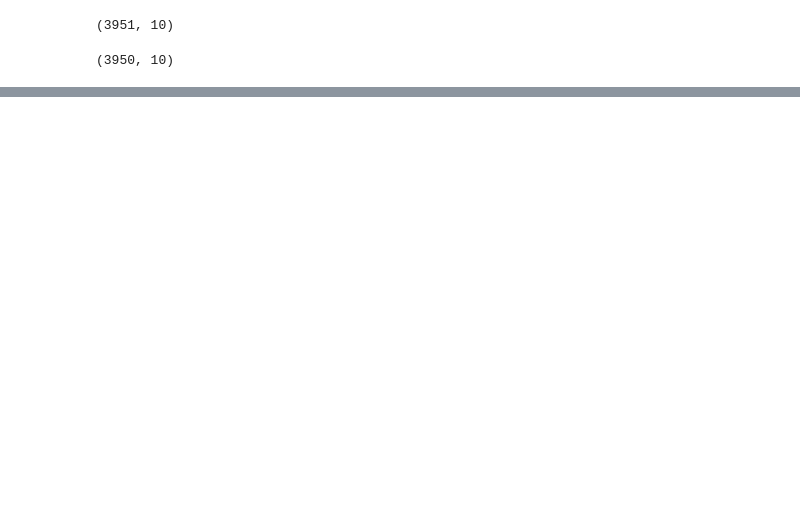
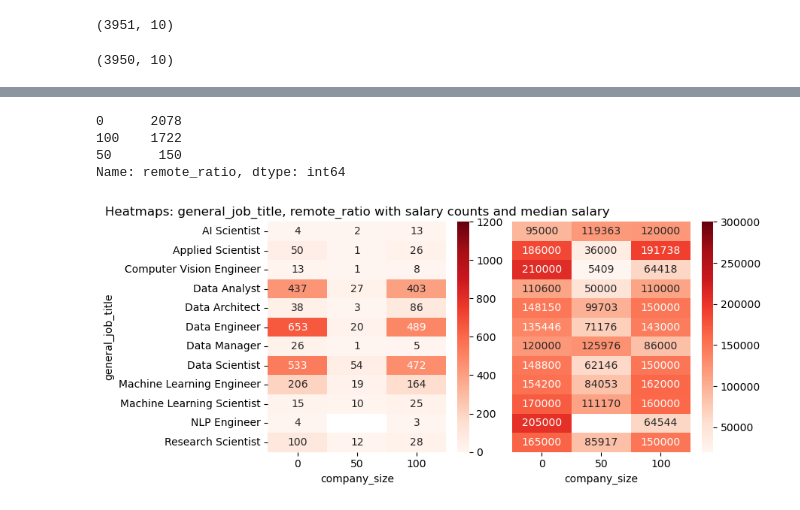
Before and after one commit to Haris-Mir/personal_python_projects, a Jupyter notebook: 01_ds_salaries_project/notebooks/01_salaries_eda_jun23.ipynb, the cells around one changed output, grey strips where cells are left out. Cells and saved outputs as stored; diff of their text form; code cells hidden in the pictures; blank space fills up the shorter version.

```diff
--- a/01_ds_salaries_project/notebooks/01_salaries_eda_jun23.ipynb
+++ b/01_ds_salaries_project/notebooks/01_salaries_eda_jun23.ipynb
@@ -1443,0 +1455,42 @@ Name: work_year, dtype: int64
+# %%
+dff = salaries_usd_filtered['remote_ratio'].value_counts()
+dff
+# %% [output]
+0      2078
+100    1722
+50      150
+Name: remote_ratio, dtype: int64
+# %%
+# Creating relevant dataframs
+df_heatmap10 = pd.crosstab(index=df_heatmap['general_job_title'], columns=df_heatmap['remote_ratio'],
+            values=df_heatmap['salary_in_usd'], aggfunc='count')
+df_heatmap11 = salaries_usd_filtered.pivot_table(values='salary_in_usd',index='general_job_title',
+                                               columns='remote_ratio',aggfunc=np.median)
+
+# Creating a grid of subplots with 1 row and 2 columns
+fig, axes = plt.subplots(1, 2, figsize=(9, 4))
+
+# Plotting the first heatmap
+sns.heatmap(df_heatmap10, vmin=0, vmax=1200, annot=True, cmap='Reds', fmt='.0f', ax=axes[0])
+axes[0].set_title('Heatmaps: general_job_title, remote_ratio with salary counts and median salary')
+axes[0].set_xlabel('company_size')
+axes[0].set_ylabel('general_job_title')
+
+# Plotting the second heatmap
+sns.heatmap(df_heatmap11, vmin=20000, vmax=300000, annot=True, cmap='Reds', fmt='.0f', ax=axes[1])
+axes[1].set_xlabel('company_size')
+axes[1].set_ylabel('')  # Set the y-label to an empty string to hide it
+
+# Hide y-ticks for the second heatmap
+axes[1].set_yticks([])
+
+# Adjust the spacing between subplots
+plt.tight_layout()
+
+# Save the plot as .jpg file
+plt.savefig(figures_path+'/22_heatmap.jpg')
+
+# Show the plot
+plt.show()
+# %% [output]
+[figure, added]
```
Also changed, not shown: parts of 59 cells of this notebook, 2 other files.
